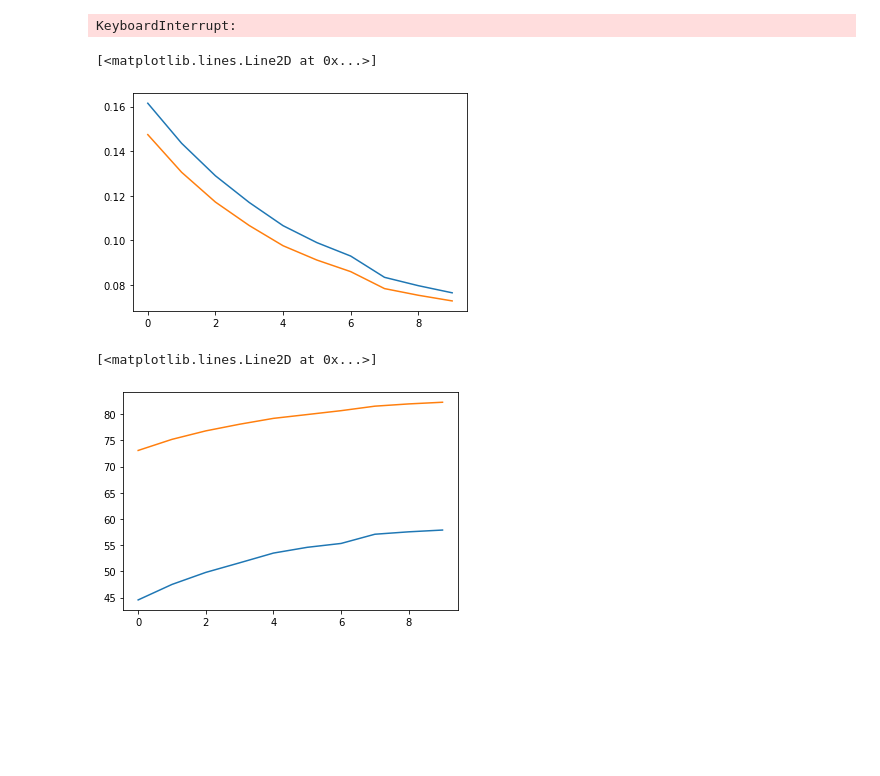
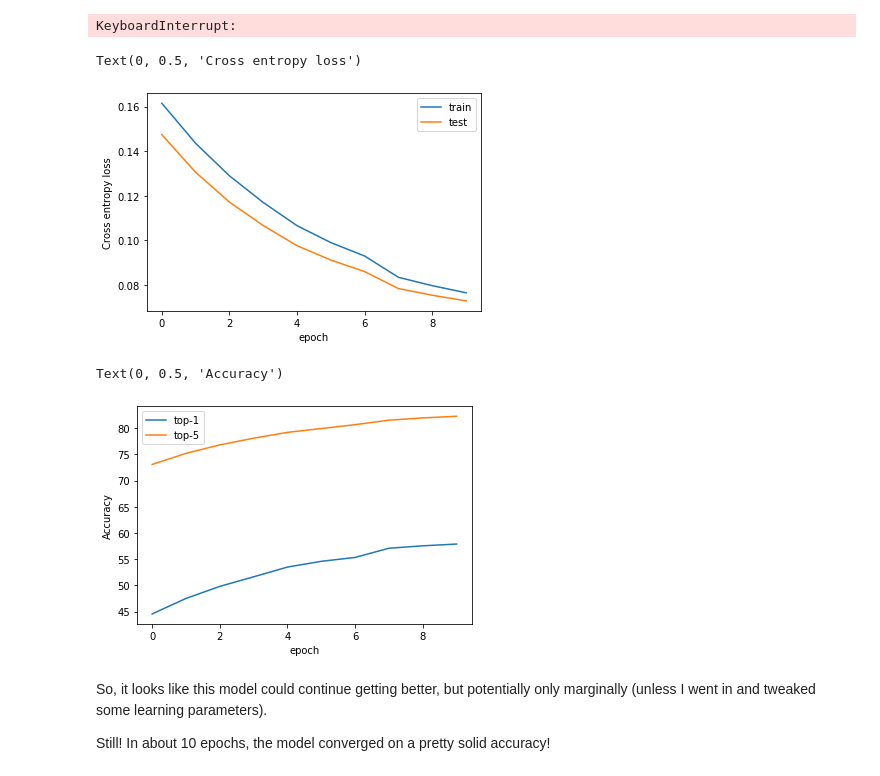
Before and after one commit to zcalhoun/data-plus-22, a Jupyter notebook: notebooks/SwAV.ipynb, the cells around one changed output. Drawn from its saved outputs; the diff is of its cells as text; code cells hidden in the pictures; blank space fills up the shorter version.

Commit message:
Added legends to graphs

```diff
--- a/notebooks/SwAV.ipynb
+++ b/notebooks/SwAV.ipynb
@@ -285,15 +287,24 @@ Epoch 2 test loss: 0.07
 Batch 0 train loss: 0.08
 KeyboardInterrupt:
 # %%
-plt.plot(training_loss)
-plt.plot(val_loss)
+plt.plot(training_loss, label='train')
+plt.plot(val_loss, label='test')
+plt.legend()
+plt.xlabel("epoch")
+plt.ylabel("Cross entropy loss")
 # %% [output]
-[<matplotlib.lines.Line2D at 0x...>]
+Text(0, 0.5, 'Cross entropy loss')
-[figure, old version]
+[figure, new version]
 # %%
-plt.plot(top_1_acc)
-plt.plot(top_5_acc)
-plt.legend("")
+plt.plot(top_1_acc, label="top-1")
+plt.plot(top_5_acc, label="top-5")
+plt.legend()
+plt.xlabel("epoch")
+plt.ylabel("Accuracy")
 # %% [output]
-[<matplotlib.lines.Line2D at 0x...>]
+Text(0, 0.5, 'Accuracy')
-[figure, old version]
+[figure, new version]
+# %% [markdown]
+So, it looks like this model could continue getting better, but potentially only marginally (unless I went in and tweaked some learning parameters).
+
+Still! In about 10 epochs, the model converged on a pretty solid accuracy!
```
Also changed, not shown: parts of 2 cells of this notebook.
